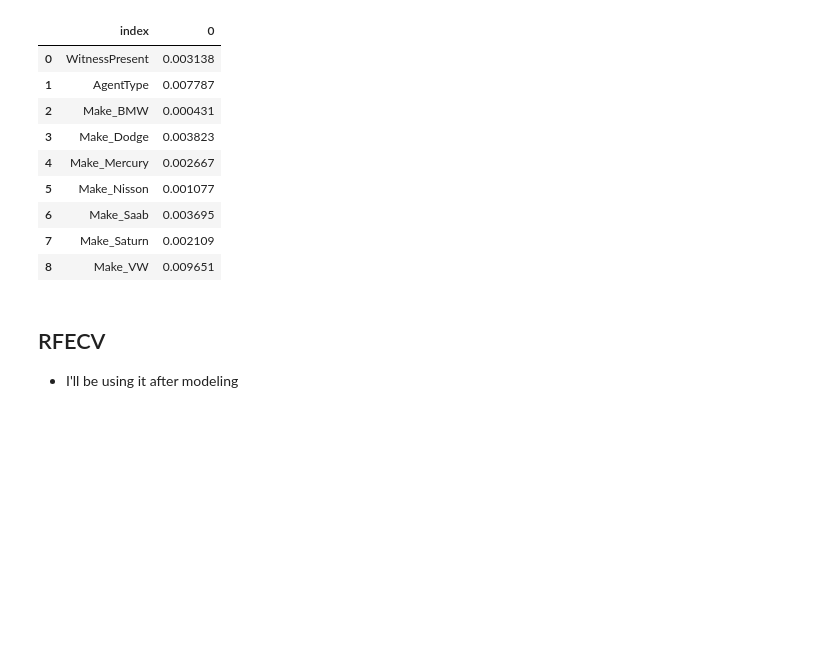
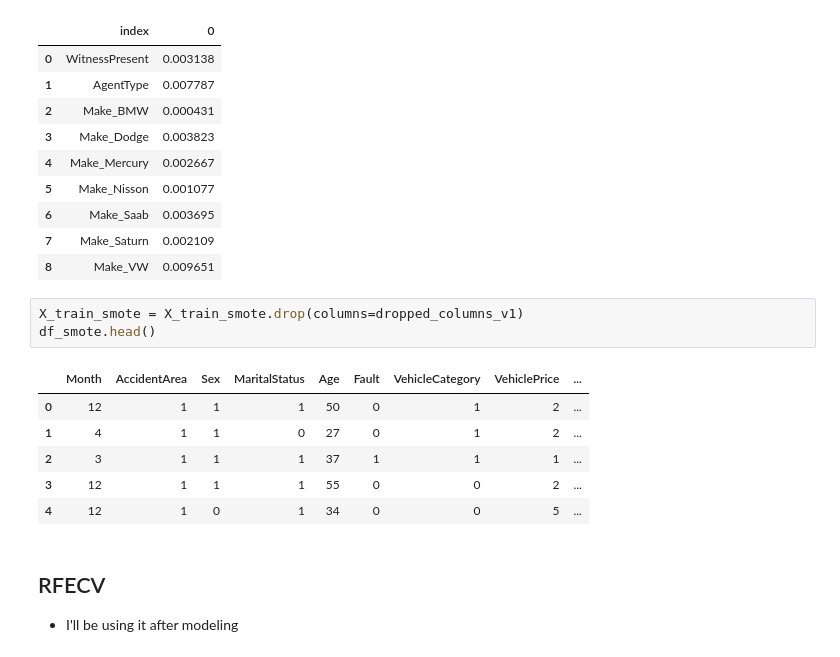
Before and after one commit to Yas002/insurance-car-accident-fraud-detection, a Jupyter notebook: src/data_preprocessing.ipynb, the cells around one changed output. Drawn from its saved outputs; the diff is of its cells as text; blank space fills up the shorter version.

```diff
--- a/src/data_preprocessing.ipynb
+++ b/src/data_preprocessing.ipynb
@@ -454,6 +453,16 @@ df_smote[dropped_columns_v1.tolist()].var().reset_index()
 | 6 | Make_Saab | 0.003695 |
 | 7 | Make_Saturn | 0.002109 |
 | 8 | Make_VW | 0.009651 |
+# %%
+X_train_smote = X_train_smote.drop(columns=dropped_columns_v1)
+df_smote.head()
+# %% [output]
+|  | Month | AccidentArea | Sex | MaritalStatus | Age | Fault | VehicleCategory | VehiclePrice | ... |
+| 0 | 12 | 1 | 1 | 1 | 50 | 0 | 1 | 2 | ... |
+| 1 | 4 | 1 | 1 | 0 | 27 | 0 | 1 | 2 | ... |
+| 2 | 3 | 1 | 1 | 1 | 37 | 1 | 1 | 1 | ... |
+| 3 | 12 | 1 | 1 | 1 | 55 | 0 | 0 | 2 | ... |
+| 4 | 12 | 1 | 0 | 1 | 34 | 0 | 0 | 5 | ... |
 # %% [markdown]
 ## RFECV
 - I'll be using it after modeling
```
Also changed, not shown: parts of 25 cells of this notebook, 1 other file.
